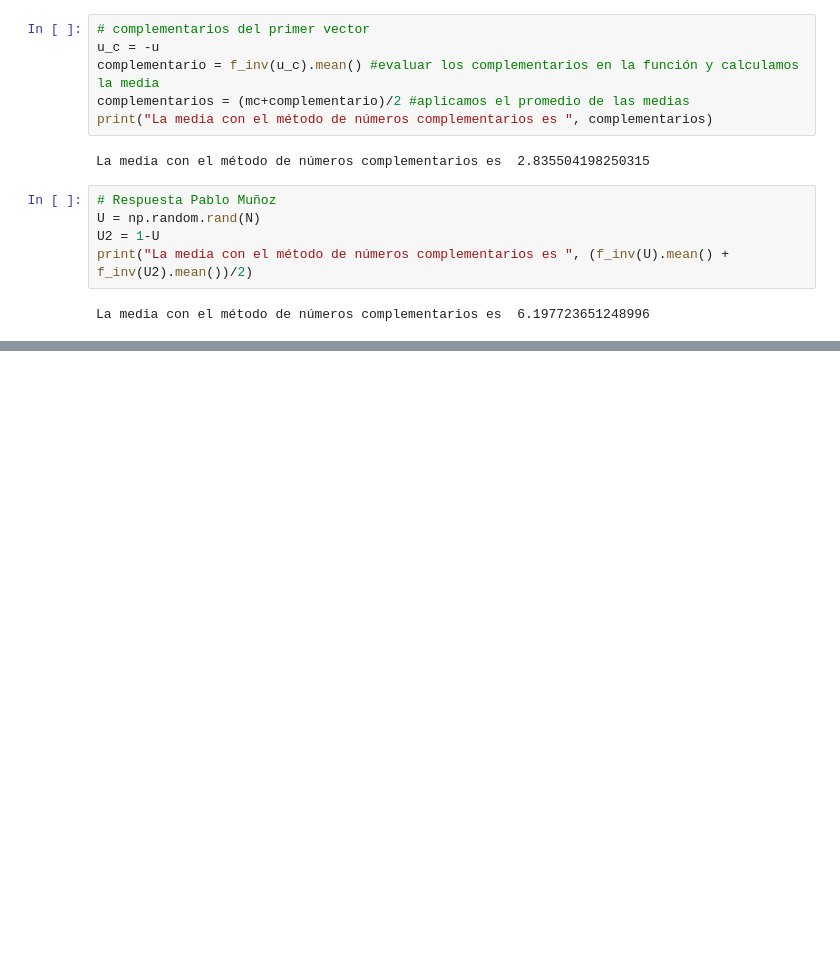
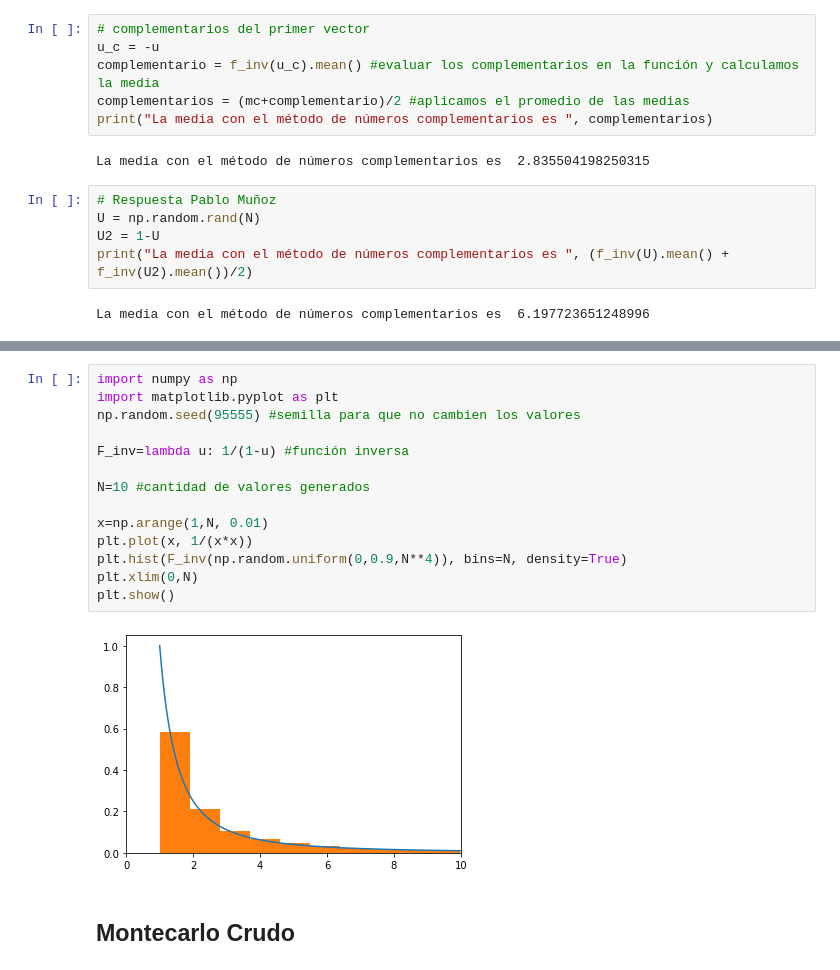
Before and after one commit to danielabenavides/Tareas_simproc_benavides_garcia_munoz, a Jupyter notebook: Tarea8.ipynb, the cells around one changed output, grey strips where cells are left out. Saved outputs shown, nothing was run; the diff lists cells and outputs as text; blank space fills up the shorter version.

```diff
--- a/Tarea8.ipynb
+++ b/Tarea8.ipynb
@@ -132,0 +170,18 @@ La media con el método de números complementarios es  6.197723651248996
+# %%
+import numpy as np
+import matplotlib.pyplot as plt
+np.random.seed(95555) #semilla para que no cambien los valores
+
+F_inv=lambda u: 1/(1-u) #función inversa
+
+N=10 #cantidad de valores generados
+
+x=np.arange(1,N, 0.01)
+plt.plot(x, 1/(x*x))
+plt.hist(F_inv(np.random.uniform(0,0.9,N**4)), bins=N, density=True)
+plt.xlim(0,N)
+plt.show()
+# %% [output]
+[figure, added]
+# %% [markdown]
+## Montecarlo Crudo
```
Also changed, not shown: parts of 11 cells of this notebook.
